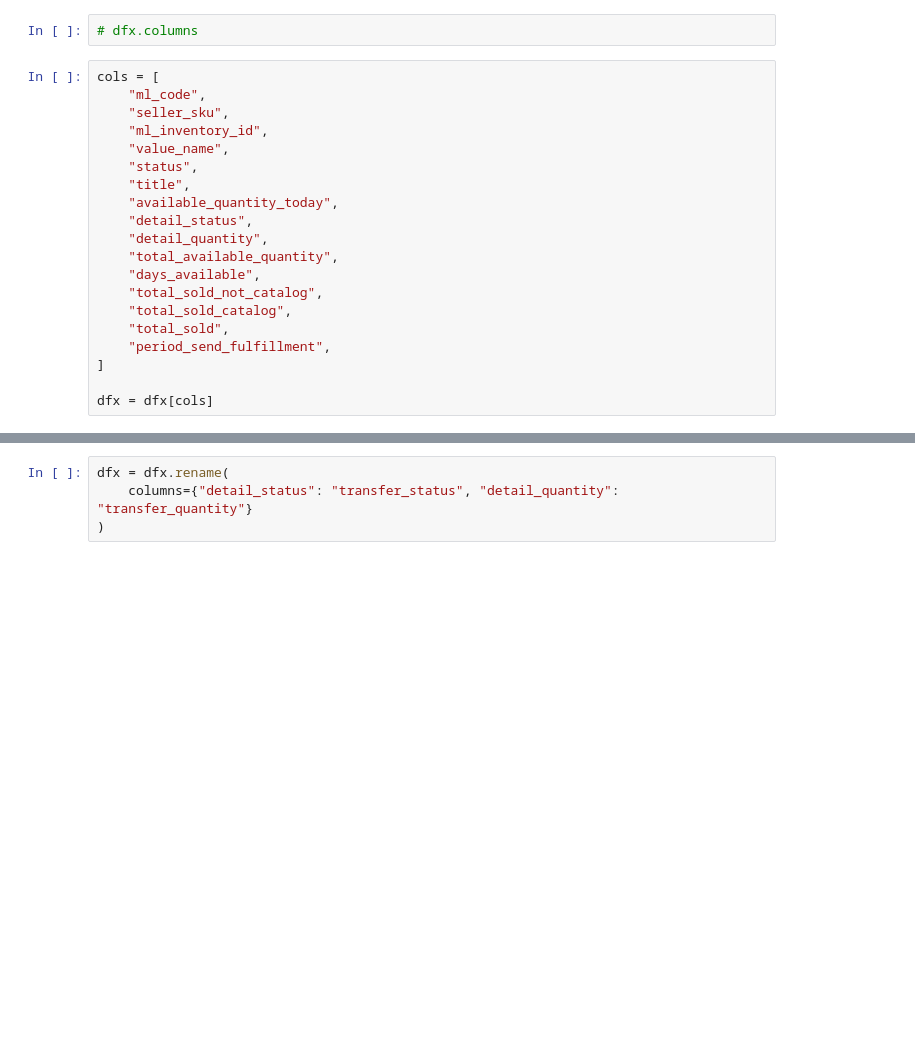
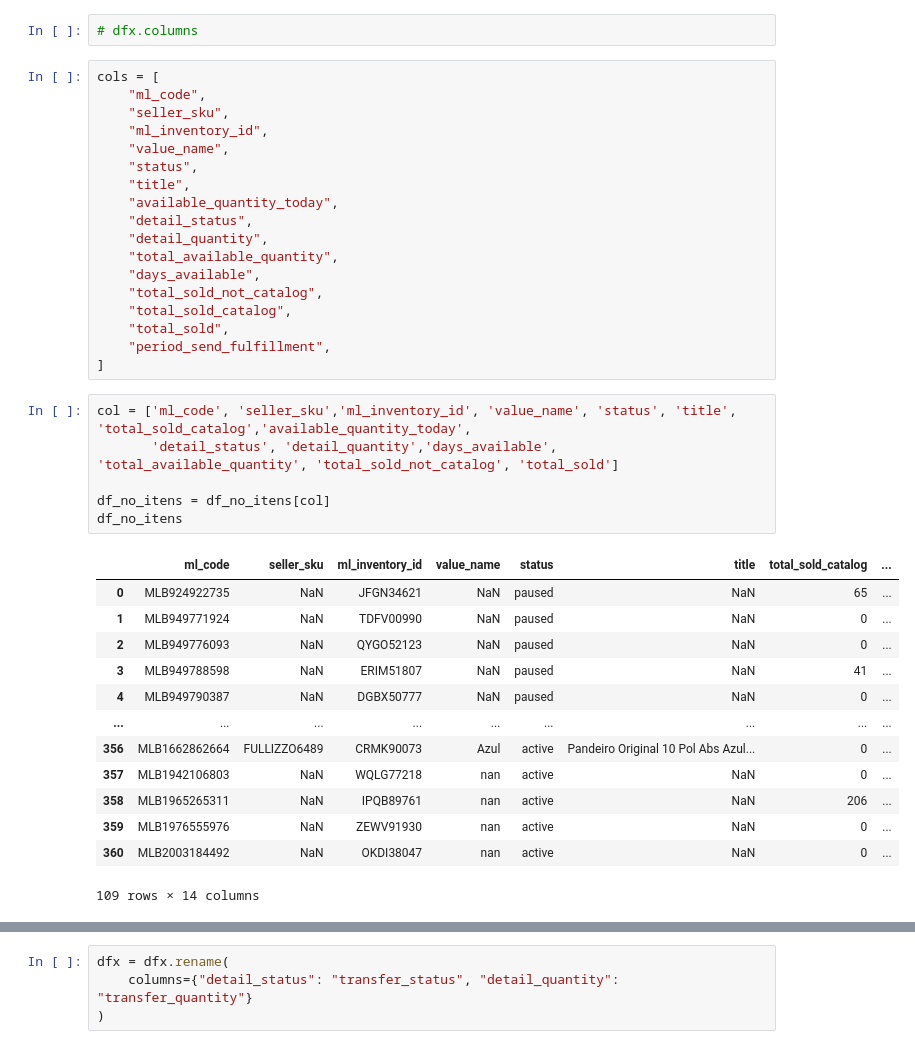
Before and after one commit to lpcoutinho/mcenter_streamlit, a Jupyter notebook: Notebooks/calculando_envio_fulfillment.ipynb, the cells around one changed output, grey strips where cells are left out. Saved outputs shown, nothing was run; the diff lists cells and outputs as text; blank space fills up the shorter version.

```diff
--- a/Notebooks/calculando_envio_fulfillment.ipynb
+++ b/Notebooks/calculando_envio_fulfillment.ipynb
@@ -863,5 +892,23 @@ cols = [
     "total_sold",
     "period_send_fulfillment",
 ]
-
-dfx = dfx[cols]
+# %%
+col = ['ml_code', 'seller_sku','ml_inventory_id', 'value_name', 'status', 'title', 'total_sold_catalog','available_quantity_today',
+       'detail_status', 'detail_quantity','days_available', 'total_available_quantity', 'total_sold_not_catalog', 'total_sold']
+
+df_no_itens = df_no_itens[col]
+df_no_itens
+# %% [output]
+|  | ml_code | seller_sku | ml_inventory_id | value_name | status | title | total_sold_catalog | ... |
+| 0 | MLB924922735 | NaN | JFGN34621 | NaN | paused | NaN | 65 | ... |
+| 1 | MLB949771924 | NaN | TDFV00990 | NaN | paused | NaN | 0 | ... |
+| 2 | MLB949776093 | NaN | QYGO52123 | NaN | paused | NaN | 0 | ... |
+| 3 | MLB949788598 | NaN | ERIM51807 | NaN | paused | NaN | 41 | ... |
+| 4 | MLB949790387 | NaN | DGBX50777 | NaN | paused | NaN | 0 | ... |
+| ... | ... | ... | ... | ... | ... | ... | ... | ... |
+| 356 | MLB1662862664 | FULLIZZO6489 | CRMK90073 | Azul | active | Pandeiro Original 10 Pol Abs Azul... | 0 | ... |
+| 357 | MLB1942106803 | NaN | WQLG77218 | nan | active | NaN | 0 | ... |
+| 358 | MLB1965265311 | NaN | IPQB89761 | nan | active | NaN | 206 | ... |
+| 359 | MLB1976555976 | NaN | ZEWV91930 | nan | active | NaN | 0 | ... |
+| 360 | MLB2003184492 | NaN | OKDI38047 | nan | active | NaN | 0 | ... |
+109 rows × 14 columns
```
Also changed, not shown: parts of 9 cells of this notebook, 4 other files.
